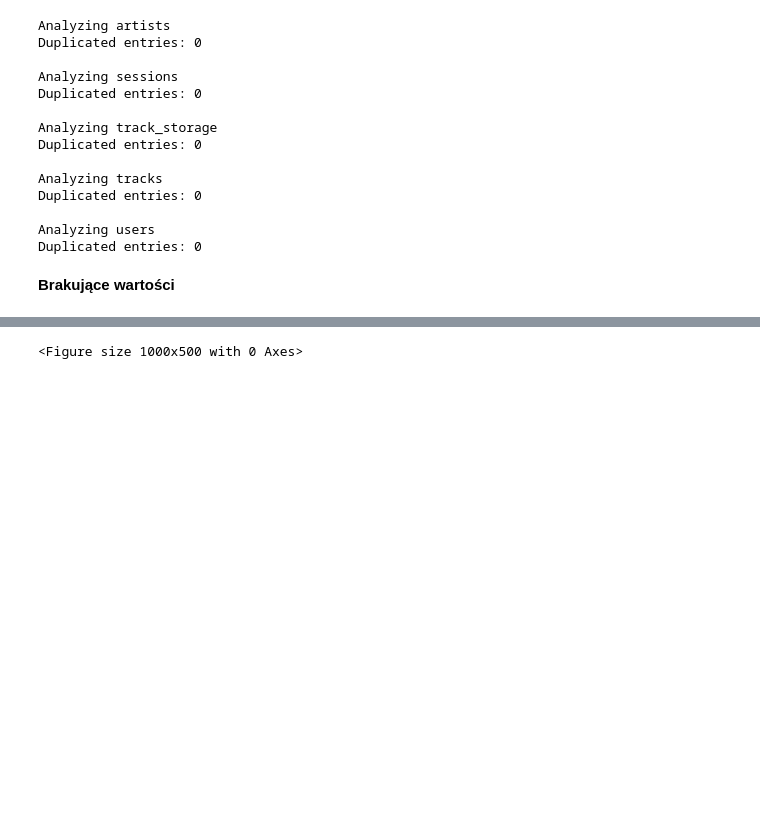
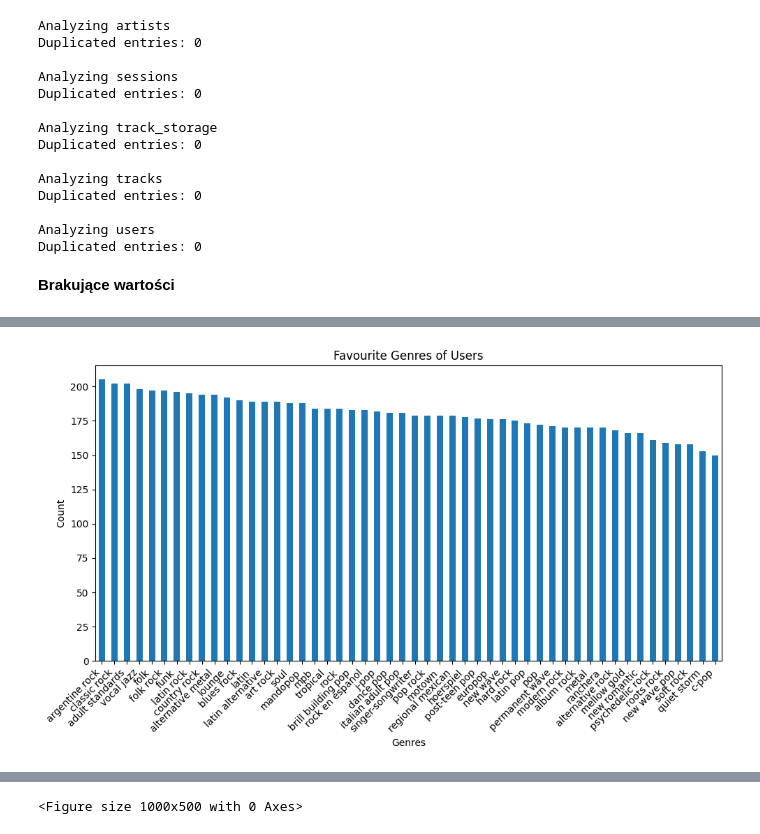
Before and after one commit to sz-aleksandra/premium-candidate-predictor, a Jupyter notebook: IUM.ipynb, the cells around one changed output, grey strips where cells are left out. Cells and saved outputs as stored; diff of their text form; code cells hidden in the pictures; blank space fills up the shorter version.

```diff
--- a/IUM.ipynb
+++ b/IUM.ipynb
@@ -210,0 +253,15 @@ artists = pd.read_json(file_path, lines=True, encoding='utf-8')
+# %%
+favourite_genres_flat = [genre for sublist in users['favourite_genres'] for genre in sublist]
+
+genre_counts_users = pd.Series(favourite_genres_flat).value_counts()
+
+plt.figure(figsize=(10, 6))
+genre_counts_users.plot(kind='bar')
+plt.title("Favourite Genres of Users")
+plt.ylabel("Count")
+plt.xlabel("Genres")
+plt.xticks(rotation=45, ha='right')
+plt.tight_layout()
+plt.show()
+# %% [output]
+[figure, added]
```
Also changed, not shown: parts of 24 cells of this notebook.
